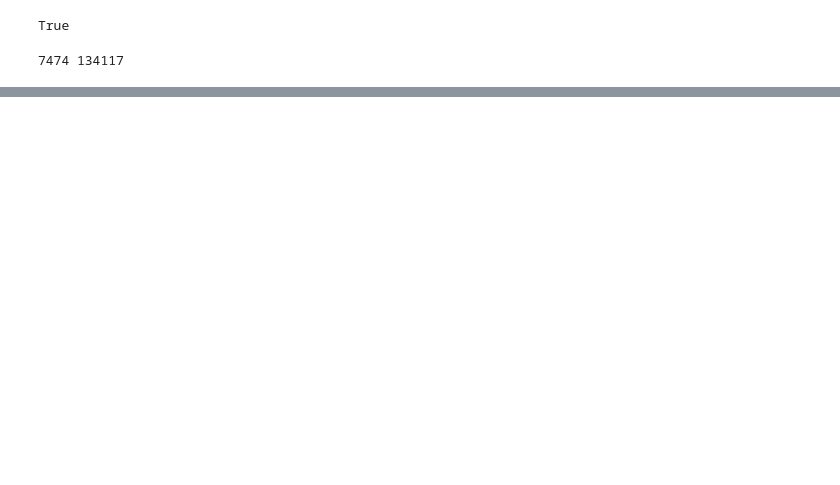
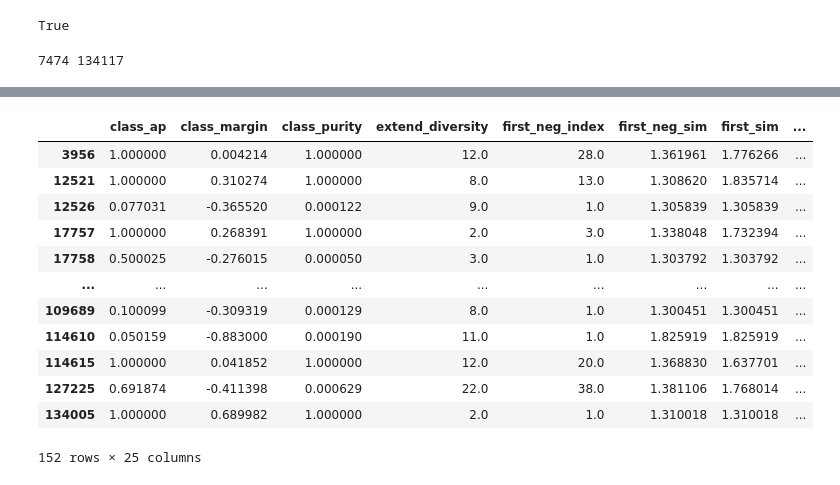
Before and after one commit to kvzhao/feature-analyzer, a Jupyter notebook: testbed/cross_model_analysis.ipynb, the cells around one changed output, grey strips where cells are left out. Drawn from its saved outputs; the diff is of its cells as text; code cells hidden in the pictures; blank space fills up the shorter version.

```diff
--- a/testbed/cross_model_analysis.ipynb
+++ b/testbed/cross_model_analysis.ipynb
@@ -129,0 +177,7 @@ def get_t1(container, results, labelmap):
+# %%
+def seperate_type(container, results, attrmap):
+    events = results.events
+    events['folder_name'] = events.apply(lambda x: attrmap[int(x.label_id)]['folder'], axis=1)
+    t1 = events[events.topk_purity == 1.0]
+    t2 = events[events.topk_purity != 1.0]
+    return t1, t2
@@ -173,0 +296,7 @@ m4t1 = get_t1(ec4, rc4, labelmap)
+# %%
+m1t1, m1t2 = seperate_type(ec1, rc1, attrmap)
+m2t1, m2t2 = seperate_type(ec2, rc2, attrmap)
+m3t1, m3t2 = seperate_type(ec3, rc3, attrmap)
+m4t1, m4t2 = seperate_type(ec4, rc4, attrmap)
+m5t1, m5t2 = seperate_type(ec5, rc5, attrmap)
+m6t1, m6t2 = seperate_type(ec6, rc6, attrmap)
@@ -206,0 +564,18 @@ plt.legend(labels=[
+# %%
+def all_retrieved(t2):
+    t2['all_fetched'] = t2.apply(
+        lambda x: np.sum(x.ret_label_ids == x.label_id) == x.num_topk,
+        axis=1)
+    t2nf = t2[~t2.all_fetched]
+    t2f = t2[t2.all_fetched]
+    print('#of out of search: {} ({})'.format(len(t2) - len(t2f), (len(t2) - len(t2f))/len(t2)))
+    t2f['n_outlier'] = t2f.apply(lambda x: np.sum(x.ret_label_ids[int(2 * x.num_topk):] == x.label_id), axis=1)
+    t2f['n_within_2k'] = t2f.apply(lambda x: np.sum(x.ret_label_ids[int(x.num_topk): int(2 * x.num_topk)+1] == x.label_id), axis=1)
+    return t2f, t2nf
+# %%
+m1t2f, m1t2nf = all_retrieved(m1t2)
+m2t2f, m2t2nf = all_retrieved(m2t2)
+m3t2f, m3t2nf = all_retrieved(m3t2)
+m4t2f, m4t2nf = all_retrieved(m4t2)
+m5t2f, m5t2nf = all_retrieved(m5t2)
+m6t2f, m6t2nf = all_retrieved(m6t2)
@@ -206,0 +604,16 @@ plt.legend(labels=[
+# %%
+m6t2nf
+# %% [output]
+|  | class_ap | class_margin | class_purity | extend_diversity | first_neg_index | first_neg_sim | first_sim | ... |
+| 3956 | 1.000000 | 0.004214 | 1.000000 | 12.0 | 28.0 | 1.361961 | 1.776266 | ... |
+| 12521 | 1.000000 | 0.310274 | 1.000000 | 8.0 | 13.0 | 1.308620 | 1.835714 | ... |
+| 12526 | 0.077031 | -0.365520 | 0.000122 | 9.0 | 1.0 | 1.305839 | 1.305839 | ... |
+| 17757 | 1.000000 | 0.268391 | 1.000000 | 2.0 | 3.0 | 1.338048 | 1.732394 | ... |
+| 17758 | 0.500025 | -0.276015 | 0.000050 | 3.0 | 1.0 | 1.303792 | 1.303792 | ... |
+| ... | ... | ... | ... | ... | ... | ... | ... | ... |
+| 109689 | 0.100099 | -0.309319 | 0.000129 | 8.0 | 1.0 | 1.300451 | 1.300451 | ... |
+| 114610 | 0.050159 | -0.883000 | 0.000190 | 11.0 | 1.0 | 1.825919 | 1.825919 | ... |
+| 114615 | 1.000000 | 0.041852 | 1.000000 | 12.0 | 20.0 | 1.368830 | 1.637701 | ... |
+| 127225 | 0.691874 | -0.411398 | 0.000629 | 22.0 | 38.0 | 1.381106 | 1.768014 | ... |
+| 134005 | 1.000000 | 0.689982 | 1.000000 | 2.0 | 1.0 | 1.310018 | 1.310018 | ... |
+152 rows × 25 columns
```
Also changed, not shown: parts of 67 cells of this notebook, 2 other files.
